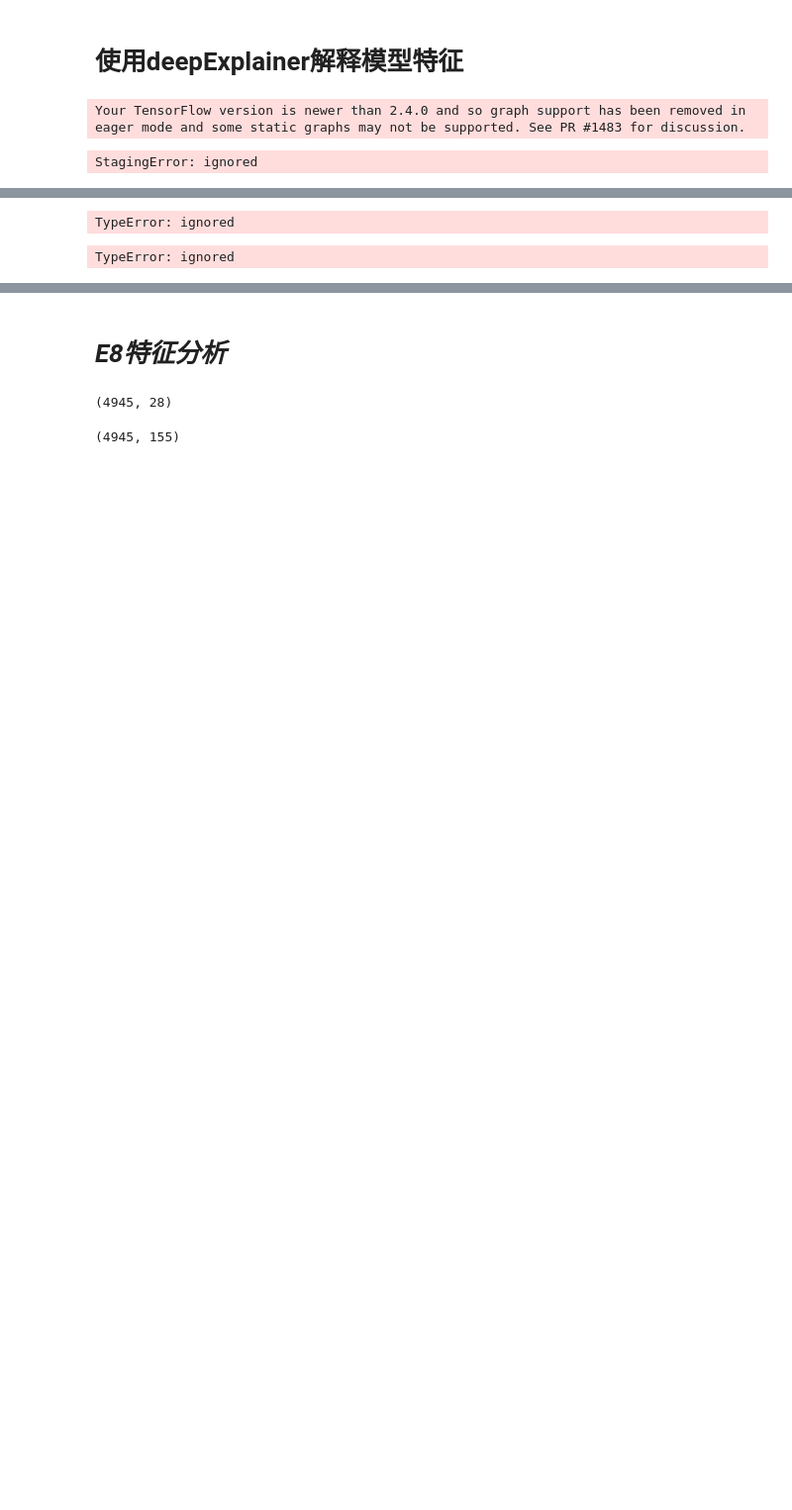
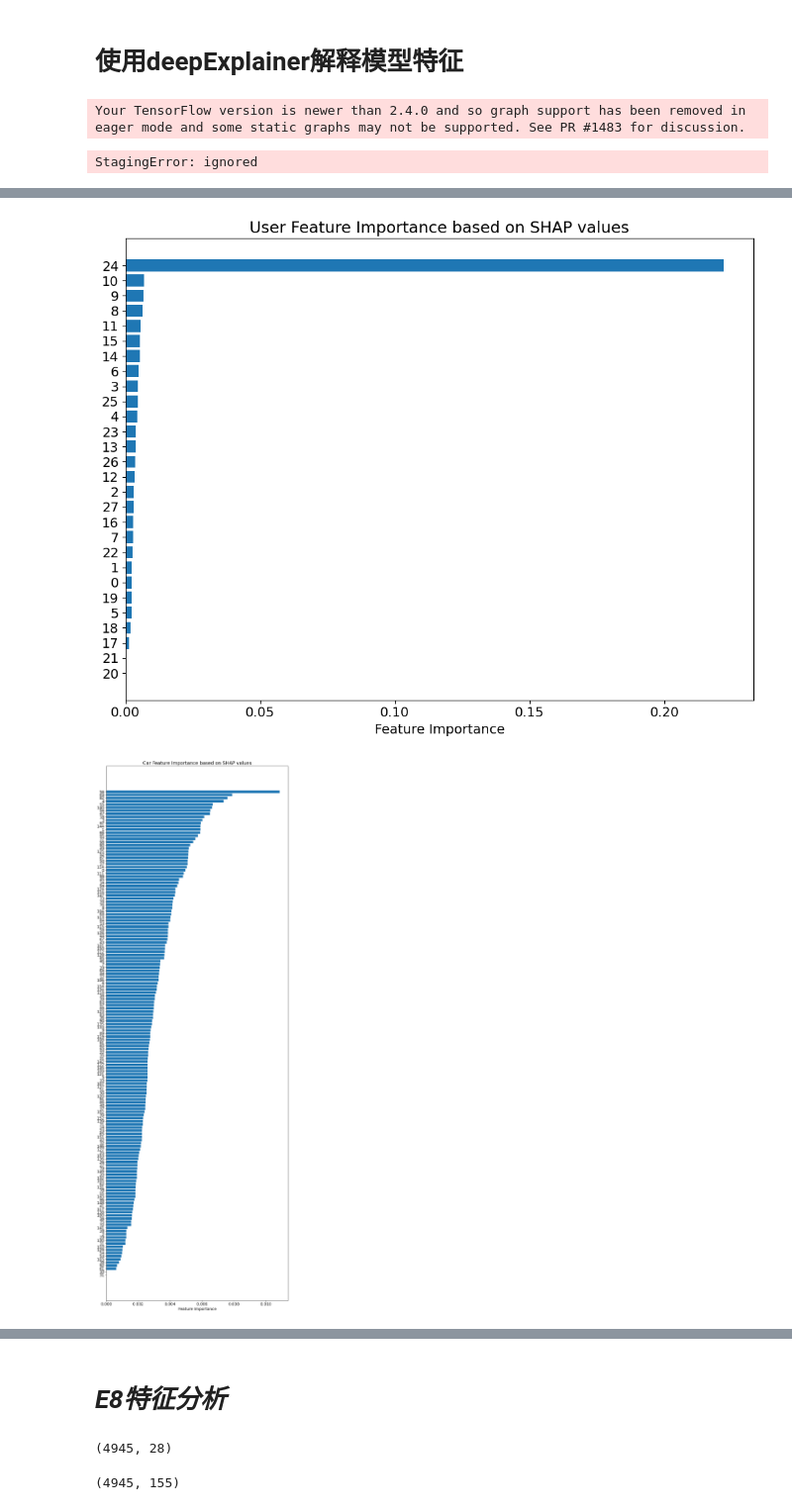
Before and after one commit to JasonDepblu/potential-spork, a Jupyter notebook: e8_of_content_based_filtering_explainer.ipynb, the cells around one changed output, grey strips where cells are left out. Shown at 99% size. Saved outputs shown, nothing was run; the diff lists cells and outputs as text; code cells hidden in the pictures; blank space fills up the shorter version.

```diff
--- a/e8_of_content_based_filtering_explainer.ipynb
+++ b/e8_of_content_based_filtering_explainer.ipynb
@@ -1143,4 +1125,4 @@ for inner_value in first_element:
 # %%
-# 计算SHAP值的平均
-mean_shap_user = np.abs(shap_values[0][0]).mean(axis=0)
-mean_shap_car = np.abs(shap_values[0][1]).mean(axis=0)
+# 计算SHAP值的绝对值平均
+meanab_shap_user = np.abs(shap_values[0][0]).mean(axis=0)
+meanab_shap_car = np.abs(shap_values[0][1]).mean(axis=0)
@@ -1187,9 +1168,23 @@ Top 10 important features for Car: [ 56  90  67  17 140  82 144  55  18  46]
-# %%
-shap.plots.waterfall(shap_values[0])
-# %% [output]
-TypeError: ignored
-# %%
-# visualize the first prediction's explanation with a force plot
-shap.plots.force(mean_shap_user)
-# %% [output]
-TypeError: ignored
+# %%
+# 绘制用户特征重要性
+plt.figure(figsize=(10, 8))
+sorted_idx_user = meanab_shap_user.argsort()
+plt.barh(range(user_train.shape[1]), meanab_shap_user[sorted_idx_user])
+plt.yticks(range(user_train.shape[1]), sorted_idx_user)
+plt.xlabel('Feature Importance')
+plt.title('User Feature Importance based on SHAP values')
+plt.tight_layout()
+plt.show()
+
+# 绘制汽车特征重要性
+plt.figure(figsize=(10, 28))
+sorted_idx_car = meanab_shap_car.argsort()
+plt.barh(range(car_train.shape[1]), meanab_shap_car[sorted_idx_car])
+plt.yticks(range(car_train.shape[1]), sorted_idx_car)
+plt.xlabel('Feature Importance')
+plt.title('Car Feature Importance based on SHAP values')
+plt.tight_layout()
+plt.show()
+# %% [output]
+[figure, added]
+[figure, added]
```
Also changed, not shown: parts of 95 cells of this notebook.
